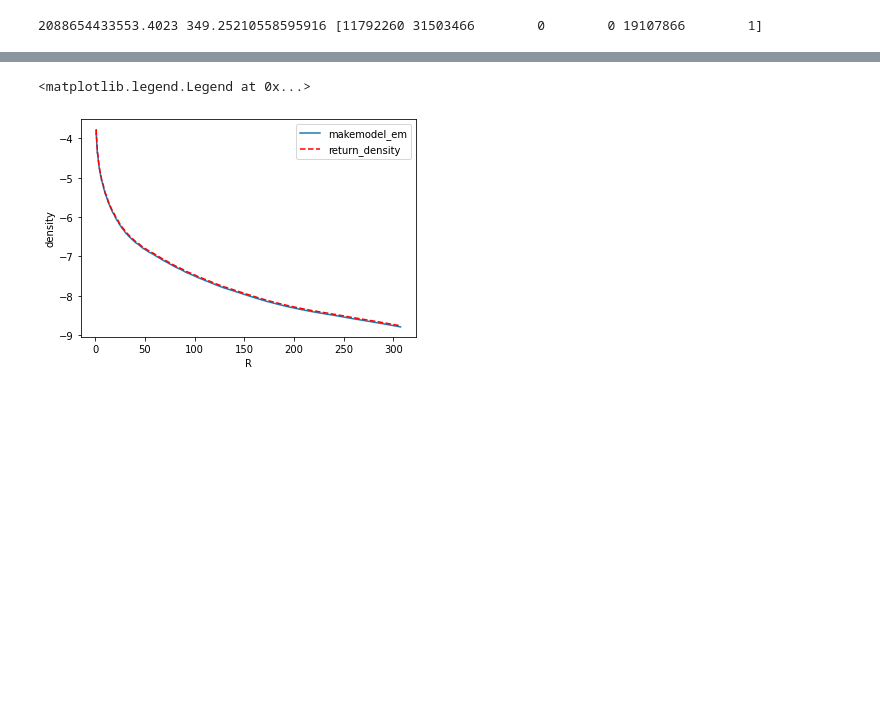
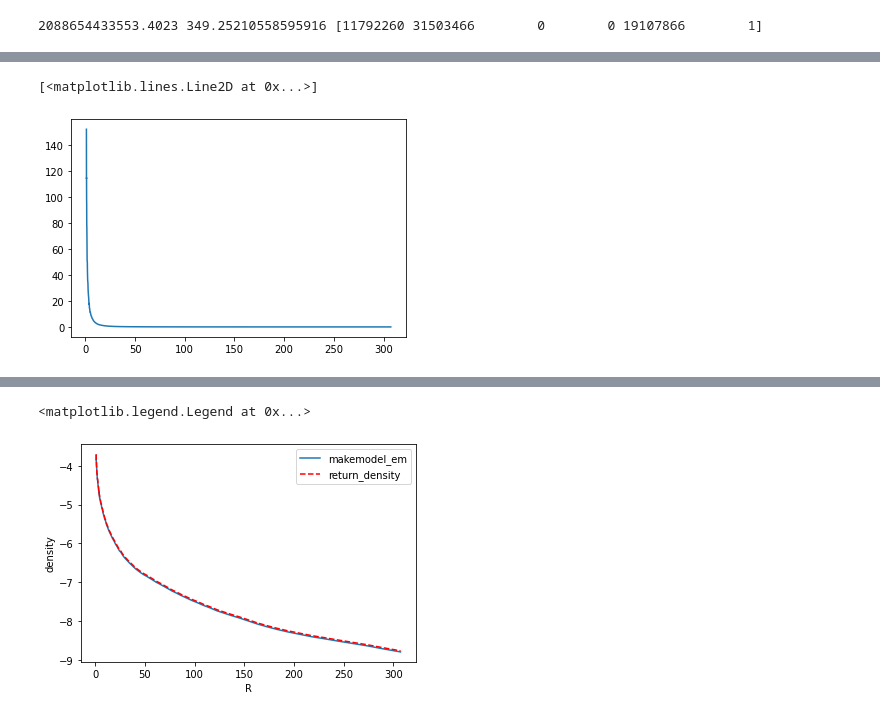
Before and after one commit to jngaravitoc/auriga-exp, a Jupyter notebook: src/TestHalo EXP.ipynb, the cells around one changed output, grey strips where cells are left out. Cells and saved outputs as stored; diff of their text form; code cells hidden in the pictures; blank space fills up the shorter version.

```diff
--- a/src/TestHalo EXP.ipynb
+++ b/src/TestHalo EXP.ipynb
@@ -99,3 +198,8 @@ print(np.shape(coefficients))
 (36, 10, 2000)
 (9, 6)
+# %%
+plt.plot(rbins,dreturn)
+# %% [output]
+[<matplotlib.lines.Line2D at 0x...>]
+[figure, added]
 # %%
```
Also changed, not shown: parts of 15 cells of this notebook.
